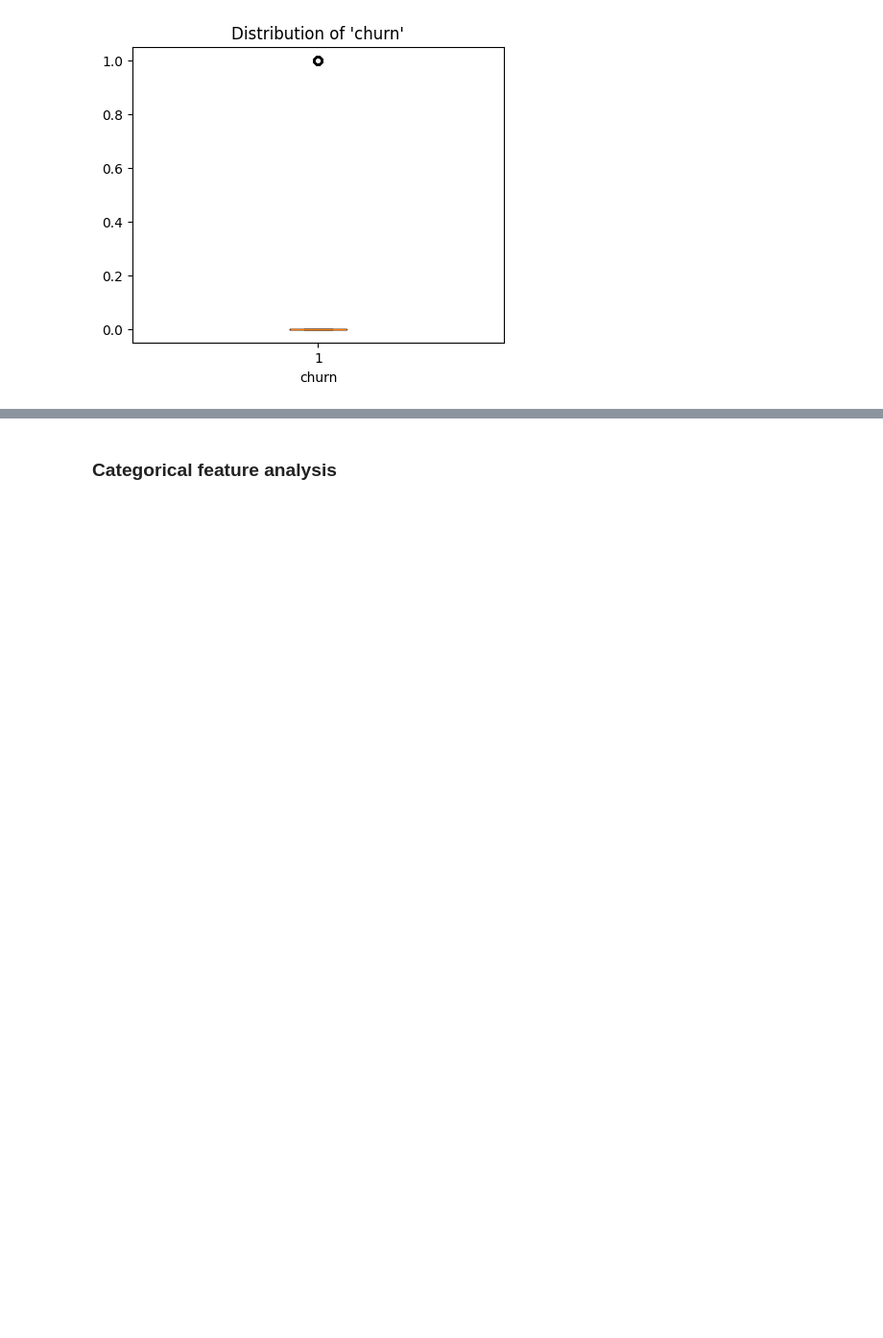
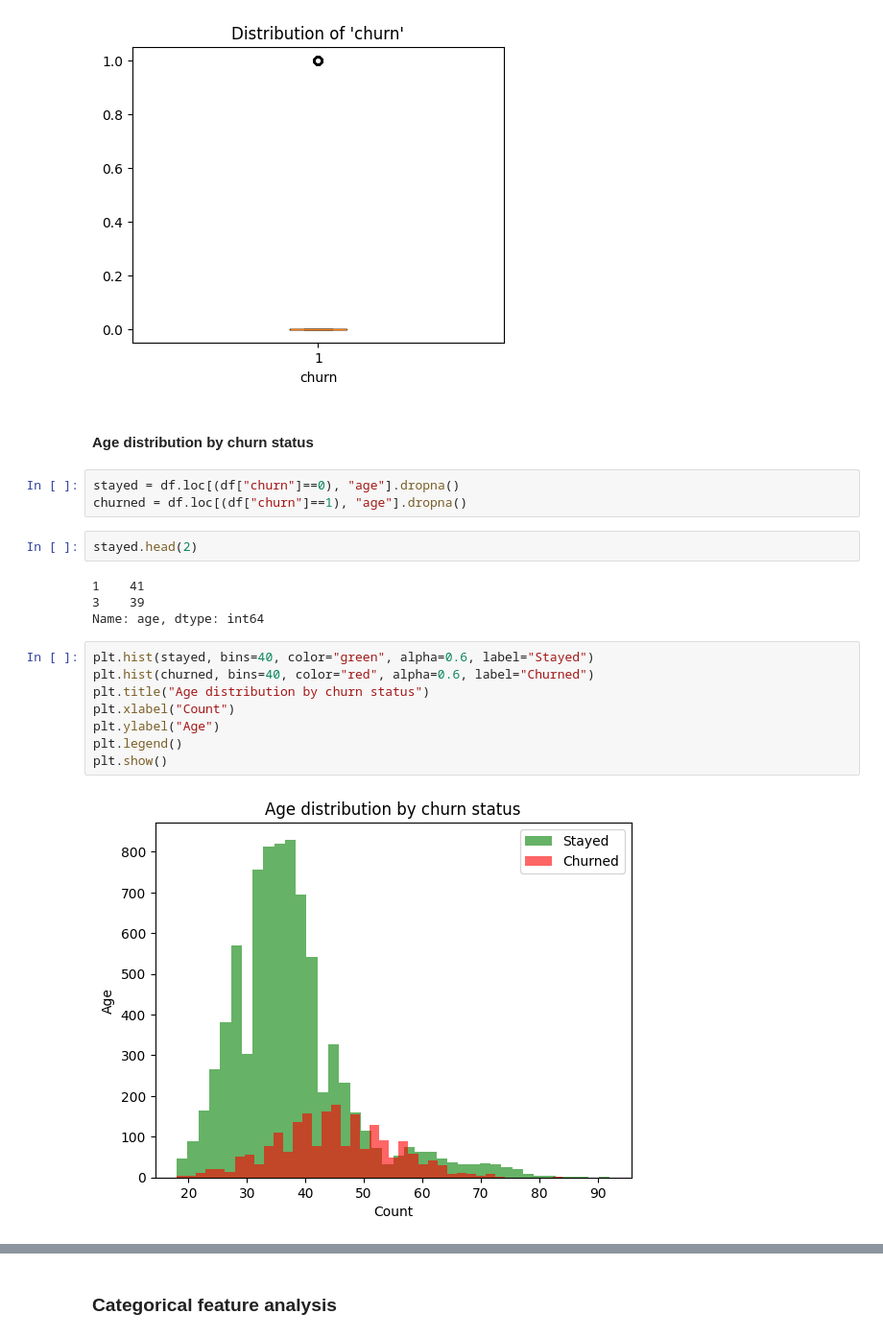
Before and after one commit to ArkadiyShuvaev/predicting-customer-churn, a Jupyter notebook: notebooks/01_etl_eda.ipynb, the cells around one changed output, grey strips where cells are left out. Shown: that part at 96% size. Saved outputs shown, nothing was run; the diff lists cells and outputs as text; blank space fills up the shorter version.

```diff
--- a/notebooks/01_etl_eda.ipynb
+++ b/notebooks/01_etl_eda.ipynb
@@ -169,3 +170,24 @@ for col in numerical_columns:
 [figure]
 [figure]
 [figure]
+# %% [markdown]
+#### Age distribution by churn status
+# %%
+stayed = df.loc[(df["churn"]==0), "age"].dropna()
+churned = df.loc[(df["churn"]==1), "age"].dropna()
+# %%
+stayed.head(2)
+# %% [output]
+1    41
+3    39
+Name: age, dtype: int64
+# %%
+plt.hist(stayed, bins=40, color="green", alpha=0.6, label="Stayed")
+plt.hist(churned, bins=40, color="red", alpha=0.6, label="Churned")
+plt.title("Age distribution by churn status")
+plt.xlabel("Count")
+plt.ylabel("Age")
+plt.legend()
+plt.show()
+# %% [output]
+[figure, added]
```
Also changed, not shown: parts of 17 cells of this notebook.
